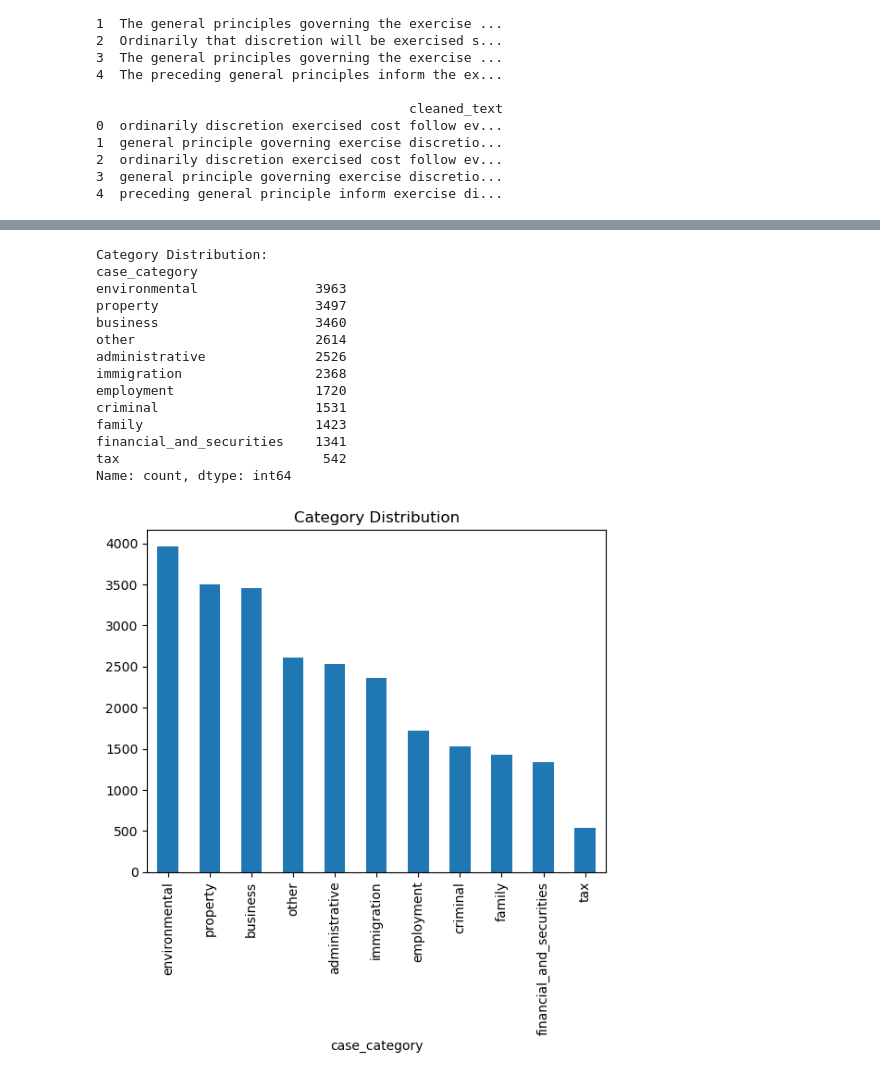
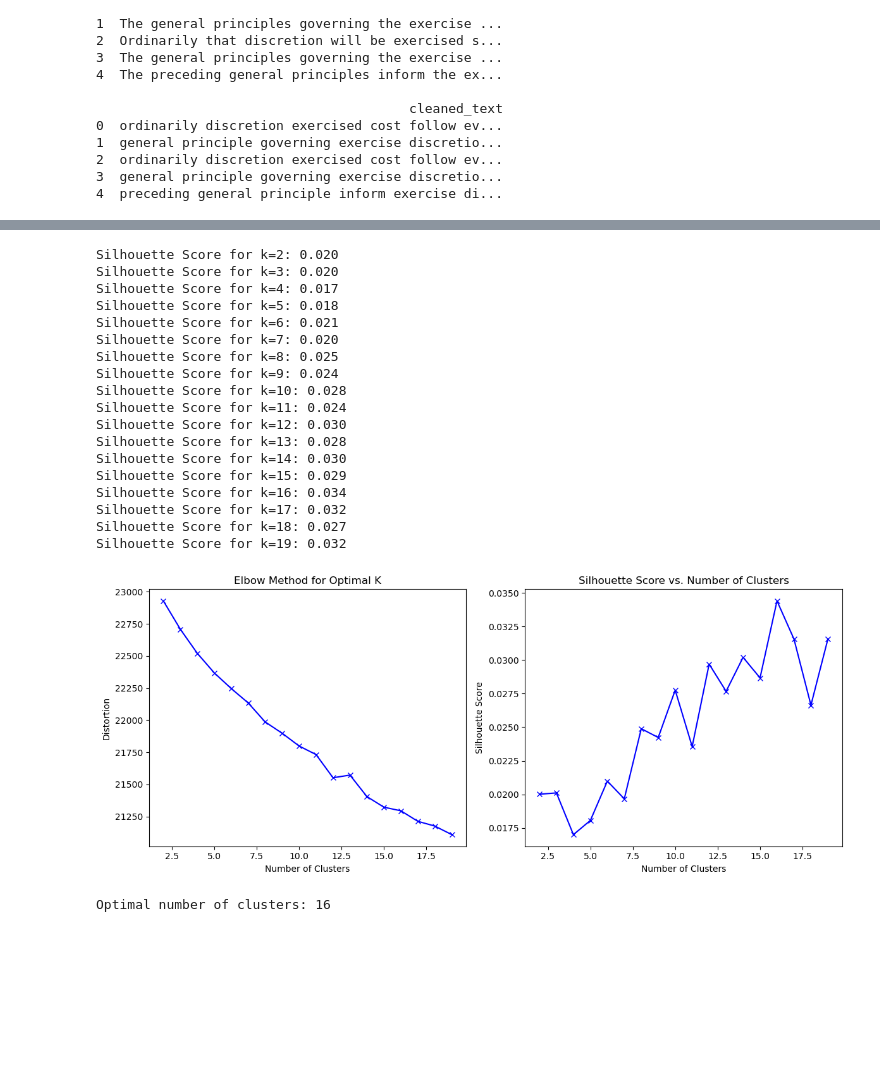
Before and after one commit to YoshiAligina/LegalTextClassification, a Jupyter notebook: FInalProj/main.ipynb, the cells around one changed output, grey strips where cells are left out. Drawn from its saved outputs; the diff is of its cells as text; code cells hidden in the pictures; blank space fills up the shorter version.

```diff
--- a/FInalProj/main.ipynb
+++ b/FInalProj/main.ipynb
@@ -225,19 +239,52 @@ Name: count, dtype: int64
 # %%
-evaluate_category_distribution(df)
+silhouette_scores = []
+K = range(2, 20)
+distortions = []
+for k in K:
+    kmeans = KMeans(n_clusters=k, random_state=777, n_init=5)
+    labels = kmeans.fit_predict(tfidf_matrix)
+    distortions.append(kmeans.inertia_)
+    score = silhouette_score(tfidf_matrix, labels, sample_size=min(500, tfidf_matrix.shape[0]), random_state=777)
+    silhouette_scores.append(score)
+    print(f"Silhouette Score for k={k}: {score:.3f}")
+
+plt.figure(figsize=(12, 5))
+plt.subplot(1, 2, 1)
+plt.plot(K, distortions, 'bx-')
+plt.xlabel('Number of Clusters')
+plt.ylabel('Distortion')
+plt.title('Elbow Method for Optimal K')
+
+plt.subplot(1, 2, 2)
+plt.plot(K, silhouette_scores, 'bx-')
+plt.xlabel('Number of Clusters')
+plt.ylabel('Silhouette Score')
+plt.title('Silhouette Score vs. Number of Clusters')
+plt.tight_layout()
+plt.show()
+
+
+optimal_clusters = K[np.argmax(silhouette_scores)]
+print(f"Optimal number of clusters: {optimal_clusters}")
 # %% [output]
-Category Distribution:
-case_category
-environmental               3963
-property                    3497
-business                    3460
-other                       2614
-administrative              2526
-immigration                 2368
-employment                  1720
-criminal                    1531
-family                      1423
-financial_and_securities    1341
-tax                          542
-Name: count, dtype: int64
+Silhouette Score for k=2: 0.020
+Silhouette Score for k=3: 0.020
+Silhouette Score for k=4: 0.017
+Silhouette Score for k=5: 0.018
+Silhouette Score for k=6: 0.021
+Silhouette Score for k=7: 0.020
+Silhouette Score for k=8: 0.025
+Silhouette Score for k=9: 0.024
+Silhouette Score for k=10: 0.028
+Silhouette Score for k=11: 0.024
+Silhouette Score for k=12: 0.030
+Silhouette Score for k=13: 0.028
+Silhouette Score for k=14: 0.030
+Silhouette Score for k=15: 0.029
+Silhouette Score for k=16: 0.034
+Silhouette Score for k=17: 0.032
+Silhouette Score for k=18: 0.027
+Silhouette Score for k=19: 0.032
-[figure, old version]
+[figure, new version]
+Optimal number of clusters: 16
 # %%
```
Also changed, not shown: parts of 14 cells of this notebook.
